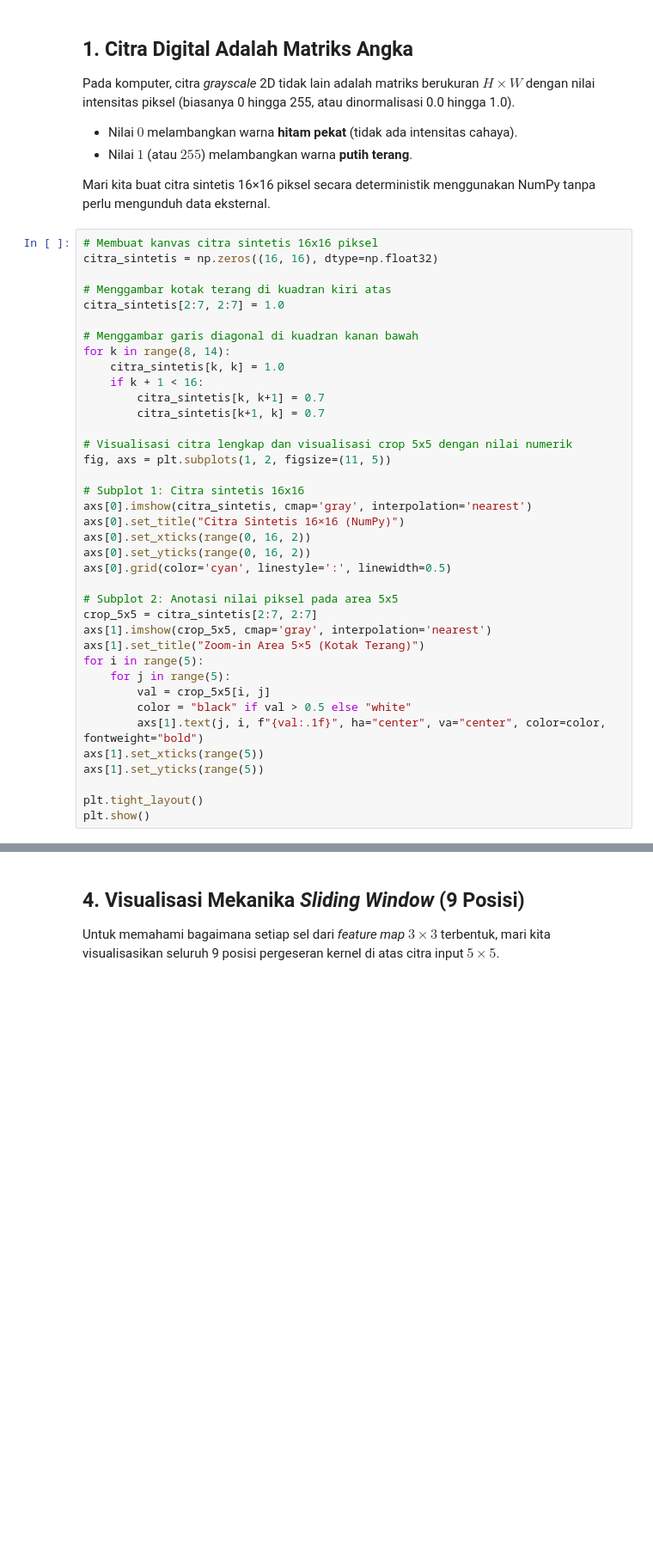
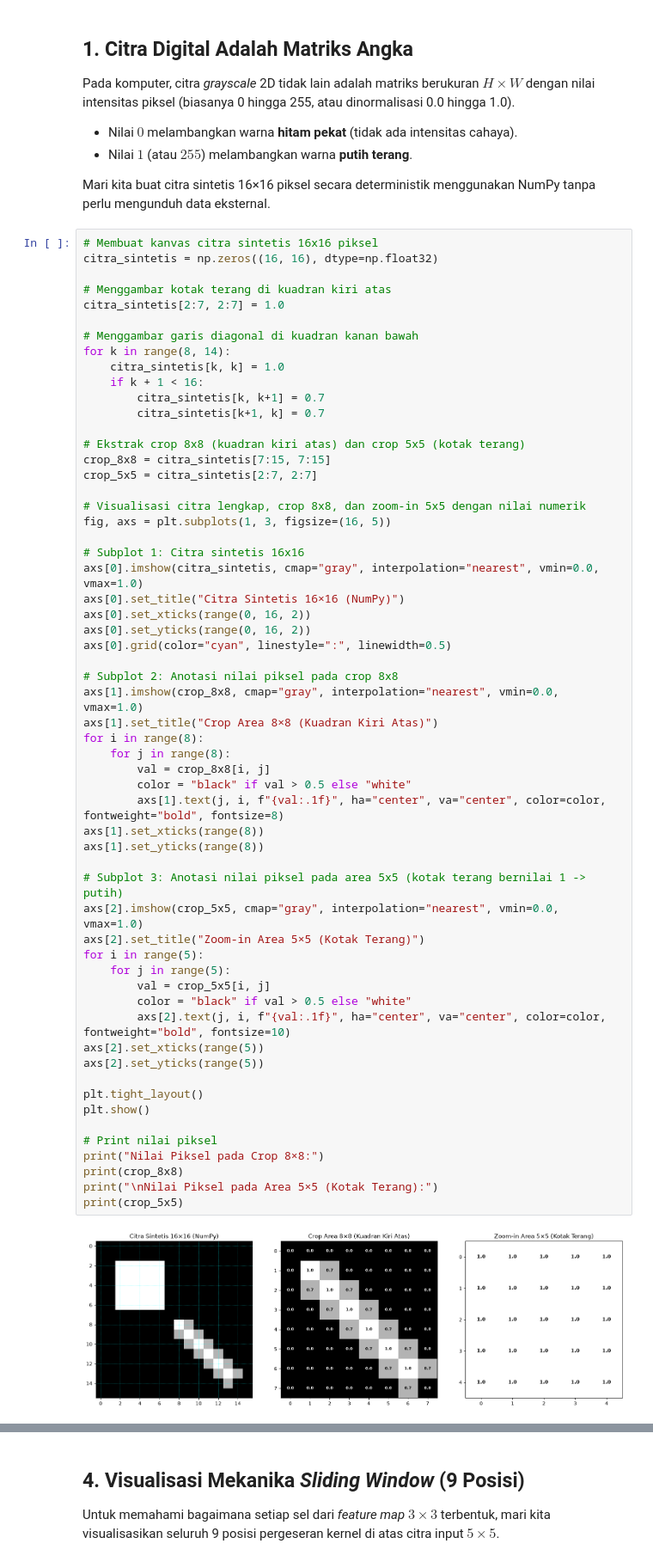
Before and after one commit to informatika-itera/deep-learning-IF25-40401, a Jupyter notebook: materials/notebooks/01-konvolusi-pooling-from-scratch.ipynb, the cells around one changed output, grey strips where cells are left out. Shown at 86% size. Saved outputs shown, nothing was run; the diff lists cells and outputs as text; blank space fills up the shorter version.

```diff
--- a/materials/notebooks/01-konvolusi-pooling-from-scratch.ipynb
+++ b/materials/notebooks/01-konvolusi-pooling-from-scratch.ipynb
@@ -54,38 +61,60 @@ Mari kita buat citra sintetis 16×16 piksel secara deterministik menggunakan Num
 # %%
 # Membuat kanvas citra sintetis 16x16 piksel
 citra_sintetis = np.zeros((16, 16), dtype=np.float32)
 
 # Menggambar kotak terang di kuadran kiri atas
 citra_sintetis[2:7, 2:7] = 1.0
 
 # Menggambar garis diagonal di kuadran kanan bawah
 for k in range(8, 14):
     citra_sintetis[k, k] = 1.0
     if k + 1 < 16:
         citra_sintetis[k, k+1] = 0.7
         citra_sintetis[k+1, k] = 0.7
 
-# Visualisasi citra lengkap dan visualisasi crop 5x5 dengan nilai numerik
-fig, axs = plt.subplots(1, 2, figsize=(11, 5))
+# Ekstrak crop 8x8 (kuadran kiri atas) dan crop 5x5 (kotak terang)
+crop_8x8 = citra_sintetis[7:15, 7:15]
+crop_5x5 = citra_sintetis[2:7, 2:7]
+
+# Visualisasi citra lengkap, crop 8x8, dan zoom-in 5x5 dengan nilai numerik
+fig, axs = plt.subplots(1, 3, figsize=(16, 5))
 
 # Subplot 1: Citra sintetis 16x16
-axs[0].imshow(citra_sintetis, cmap='gray', interpolation='nearest')
+axs[0].imshow(citra_sintetis, cmap="gray", interpolation="nearest", vmin=0.0, vmax=1.0)
 axs[0].set_title("Citra Sintetis 16×16 (NumPy)")
 axs[0].set_xticks(range(0, 16, 2))
 axs[0].set_yticks(range(0, 16, 2))
-axs[0].grid(color='cyan', linestyle=':', linewidth=0.5)
+axs[0].grid(color="cyan", linestyle=":", linewidth=0.5)
 
-# Subplot 2: Anotasi nilai piksel pada area 5x5
-crop_5x5 = citra_sintetis[2:7, 2:7]
-axs[1].imshow(crop_5x5, cmap='gray', interpolation='nearest')
-axs[1].set_title("Zoom-in Area 5×5 (Kotak Terang)")
+# Subplot 2: Anotasi nilai piksel pada crop 8x8
+axs[1].imshow(crop_8x8, cmap="gray", interpolation="nearest", vmin=0.0, vmax=1.0)
+axs[1].set_title("Crop Area 8×8 (Kuadran Kiri Atas)")
+for i in range(8):
+    for j in range(8):
+        val = crop_8x8[i, j]
+        color = "black" if val > 0.5 else "white"
+        axs[1].text(j, i, f"{val:.1f}", ha="center", va="center", color=color, fontweight="bold", fontsize=8)
+axs[1].set_xticks(range(8))
+axs[1].set_yticks(range(8))
+
+# Subplot 3: Anotasi nilai piksel pada area 5x5 (kotak terang bernilai 1 -> putih)
+axs[2].imshow(crop_5x5, cmap="gray", interpolation="nearest", vmin=0.0, vmax=1.0)
+axs[2].set_title("Zoom-in Area 5×5 (Kotak Terang)")
 for i in range(5):
     for j in range(5):
         val = crop_5x5[i, j]
         color = "black" if val > 0.5 else "white"
-        axs[1].text(j, i, f"{val:.1f}", ha="center", va="center", color=color, fontweight="bold")
-axs[1].set_xticks(range(5))
-axs[1].set_yticks(range(5))
+        axs[2].text(j, i, f"{val:.1f}", ha="center", va="center", color=color, fontweight="bold", fontsize=10)
+axs[2].set_xticks(range(5))
+axs[2].set_yticks(range(5))
 
 plt.tight_layout()
 plt.show()
+
+# Print nilai piksel
+print("Nilai Piksel pada Crop 8×8:")
+print(crop_8x8)
+print("\nNilai Piksel pada Area 5×5 (Kotak Terang):")
+print(crop_5x5)
+# %% [output]
+[figure, added]
```
Also changed, not shown: parts of 14 cells of this notebook, 5 other files.
